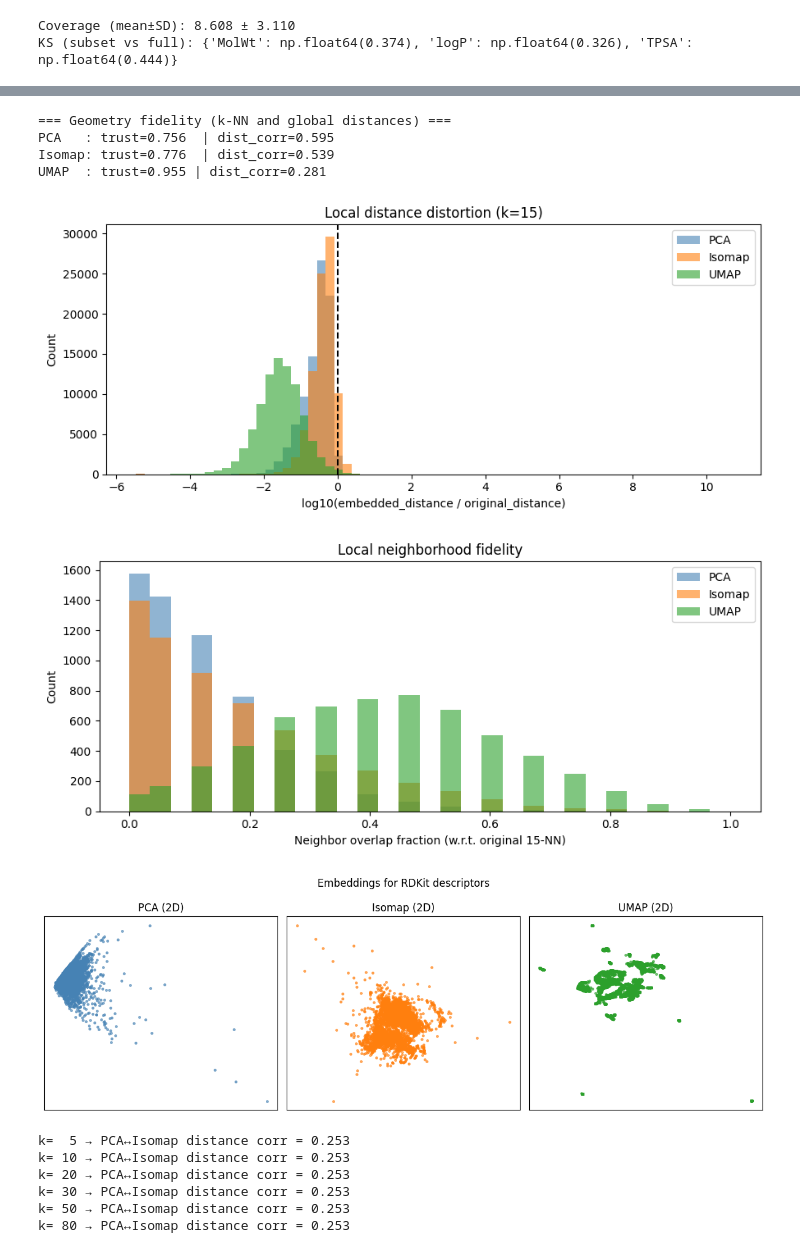
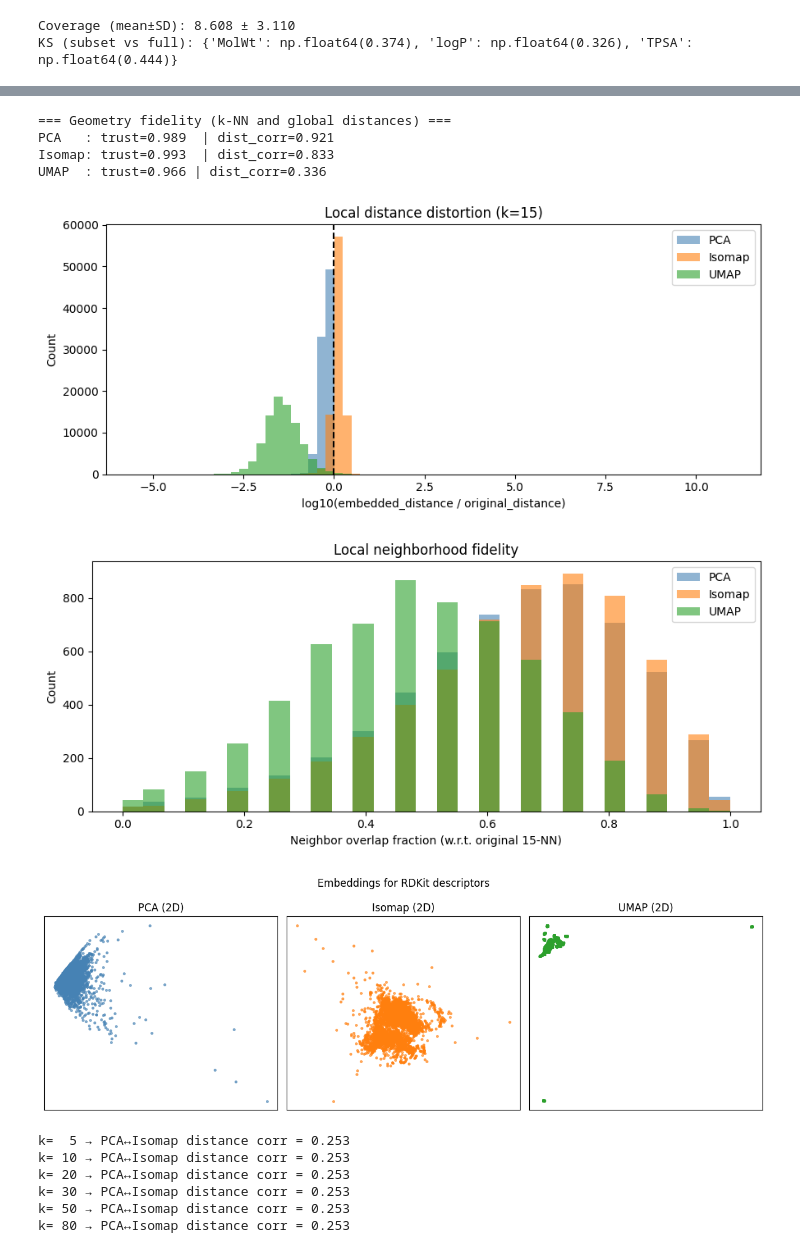
Before and after one commit to briandepasquale/odorant_sampling, a Jupyter notebook: generate_embeddings.ipynb, the cells around one changed output, grey strips where cells are left out. Cells and saved outputs as stored; diff of their text form; code cells hidden in the pictures.

```diff
--- a/generate_embeddings.ipynb
+++ b/generate_embeddings.ipynb
@@ -1530,7 +1527,7 @@ k_nn_eval = 15            # neighborhood size for trustworthiness & overlap
 n_neighbors_iso = 40      # Isomap graph neighbors
 n_neighbors_umap = 30     # UMAP neighbors
 min_dist_umap = 0.1
-emb_dim = 2               # 2D for fair visual comparison
+emb_dim = 20               # 2D for fair visual comparison
 subset_n = None           # e.g. 3000 to speed up; or None for all
 
 # --- standardize & optional subset ---
@@ -1611,39 +1608,39 @@ def neighbor_overlap(X_orig, X_emb, k=15):
     idx_e = np.argsort(pairwise_distances(X_emb),  axis=1)[:, 1:k+1]
     ov = [len(set(a).intersection(b))/k for a,b in zip(idx_o, idx_e)]
     return np.array(ov)
 
 ov_pca  = neighbor_overlap(X_std, X_pca,  k=k_nn_eval)
 ov_iso  = neighbor_overlap(X_std, X_iso,  k=k_nn_eval)
 ov_umap = neighbor_overlap(X_std, X_umap, k=k_nn_eval)
 
 plt.figure(figsize=(9,4))
 bins = np.linspace(0,1,30)
 plt.hist(ov_pca,  bins=bins, alpha=0.6, label='PCA',   color='steelblue')
 plt.hist(ov_iso,  bins=bins, alpha=0.6, label='Isomap',color='tab:orange')
 plt.hist(ov_umap, bins=bins, alpha=0.6, label='UMAP',  color='tab:green')
 plt.xlabel(f'Neighbor overlap fraction (w.r.t. original {k_nn_eval}-NN)')
 plt.ylabel('Count')
 plt.title('Local neighborhood fidelity')
 plt.legend()
 plt.tight_layout()
 plt.show()
 
 # --- small scatter viz for context (optional) ---
 fig, ax = plt.subplots(1,3, figsize=(12,4))
 ax[0].scatter(X_pca[:,0], X_pca[:,1], s=6, alpha=0.6, color='steelblue'); ax[0].set_title("PCA (2D)")
 ax[1].scatter(X_iso[:,0], X_iso[:,1], s=6, alpha=0.6, color='tab:orange'); ax[1].set_title("Isomap (2D)")
 ax[2].scatter(X_umap[:,0], X_umap[:,1], s=6, alpha=0.6, color='tab:green'); ax[2].set_title("UMAP (2D)")
 for a in ax: a.set_xticks([]); a.set_yticks([])
 plt.suptitle("Embeddings for RDKit descriptors")
 plt.tight_layout(); plt.show()
 # %% [output]
 === Geometry fidelity (k-NN and global distances) ===
-PCA   : trust=0.756  | dist_corr=0.595
-Isomap: trust=0.776  | dist_corr=0.539
-UMAP  : trust=0.955 | dist_corr=0.281
+PCA   : trust=0.989  | dist_corr=0.921
+Isomap: trust=0.993  | dist_corr=0.833
+UMAP  : trust=0.966 | dist_corr=0.336
-[figure, old version]
+[figure, new version]
-[figure, old version]
+[figure, new version]
-[figure, old version]
+[figure, new version]
 # %%
 import numpy as np
 import matplotlib.pyplot as plt
```
Also changed, not shown: parts of 3 cells of this notebook.
